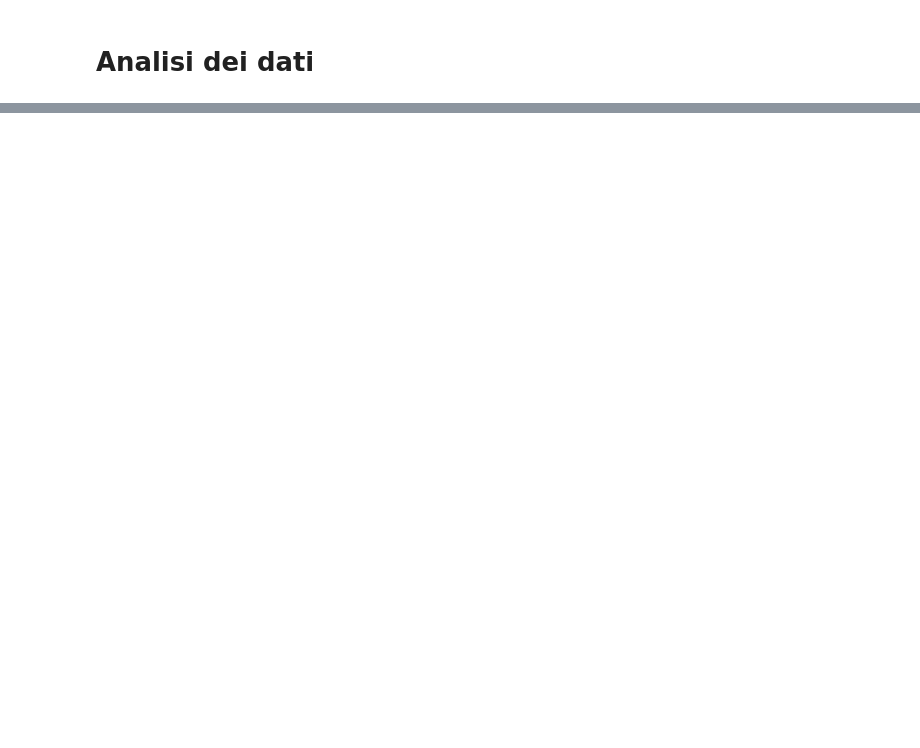
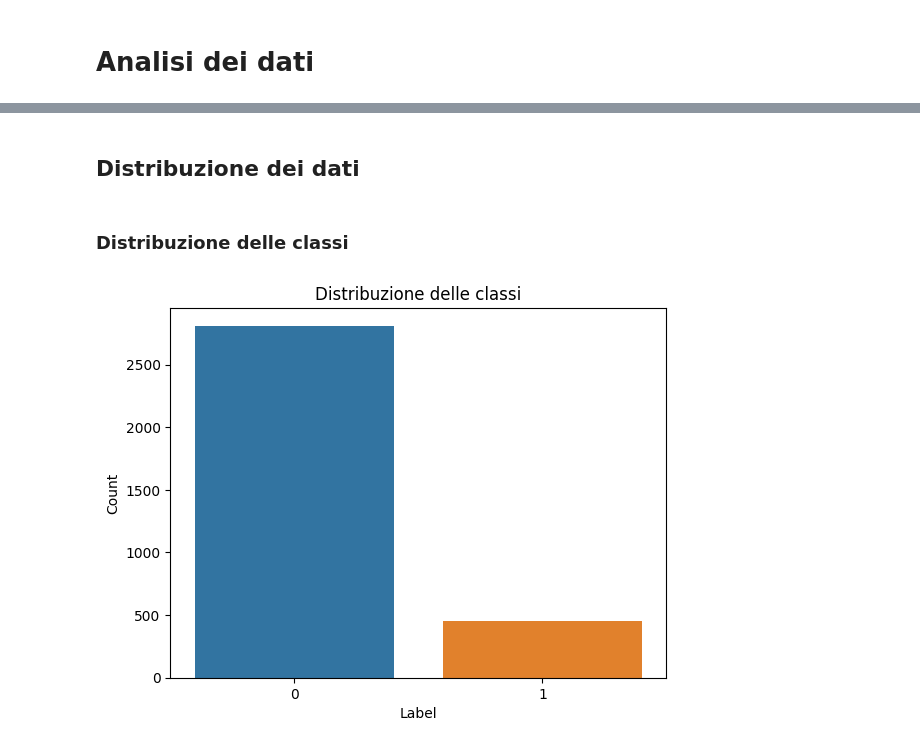
Before and after one commit to wredan/fad-project, a Jupyter notebook: notebook.ipynb, the cells around one changed output, grey strips where cells are left out. Drawn from its saved outputs; the diff is of its cells as text; code cells hidden in the pictures; blank space fills up the shorter version.

Commit message:
feat: init data analysis

```diff
--- a/notebook.ipynb
+++ b/notebook.ipynb
@@ -227,3 +212,4 @@ Di seguito i records con la feature local con dati mancanti:
 Considerando che sono solo 15 i record con local indefinito, per cui lo 0.45% del totale, si procede all'eliminazione di questi records.
 # %%
 df = df.dropna(subset=['local'])
+df['local'] = df['local'].astype(int)
@@ -240,0 +281,12 @@ plt.show()
+# %% [markdown]
+ ## Distribuzione dei dati <a id="distribuzione-dati"></a>
+# %% [markdown]
+### Distribuzione delle classi
+# %%
+sns.countplot(data=df, x='label')
+plt.xlabel('Label')
+plt.ylabel('Count')
+plt.title('Distribuzione delle classi')
+plt.show()
+# %% [output]
+[figure, added]
```
Also changed, not shown: parts of 24 cells of this notebook.
